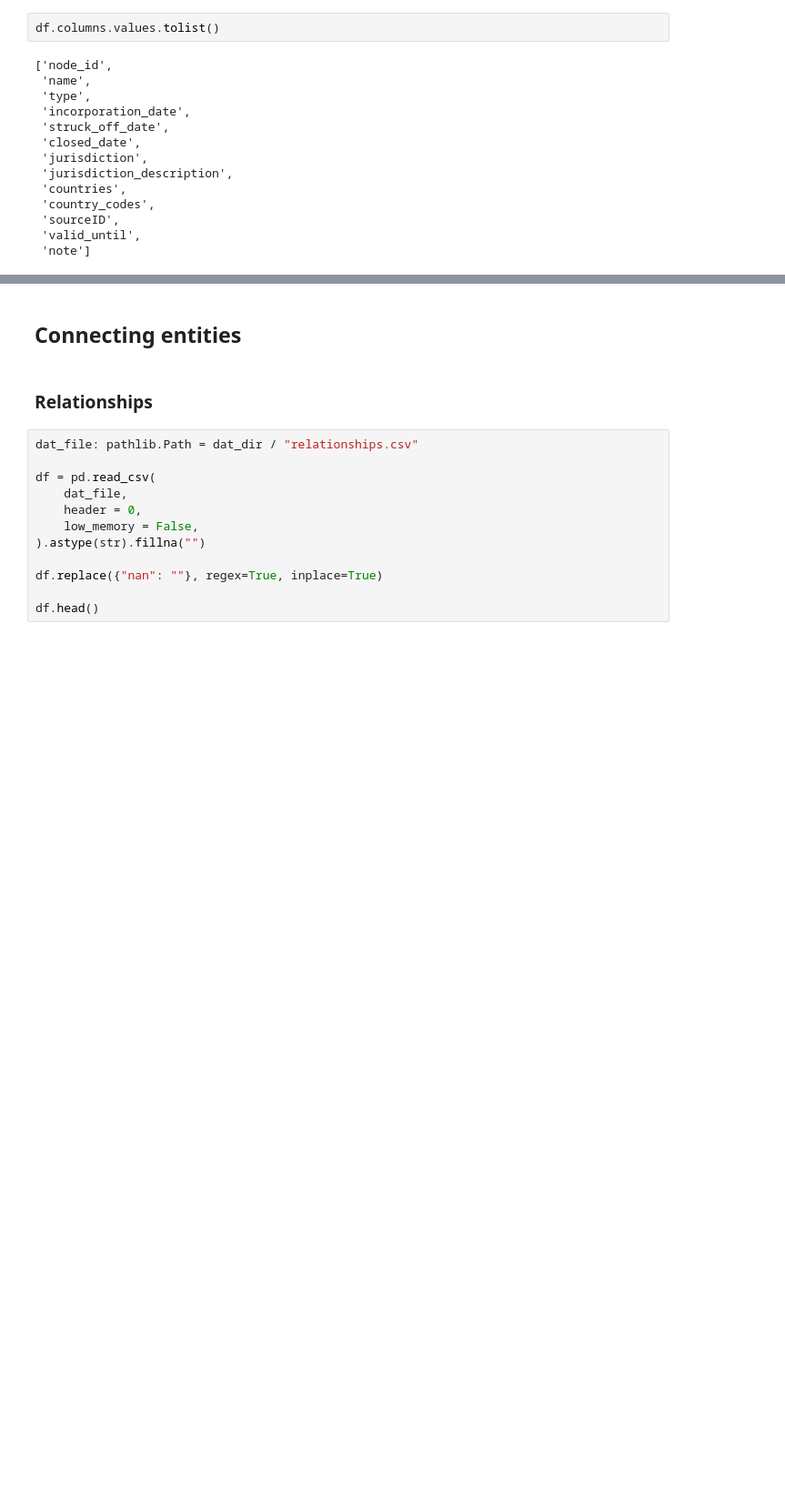
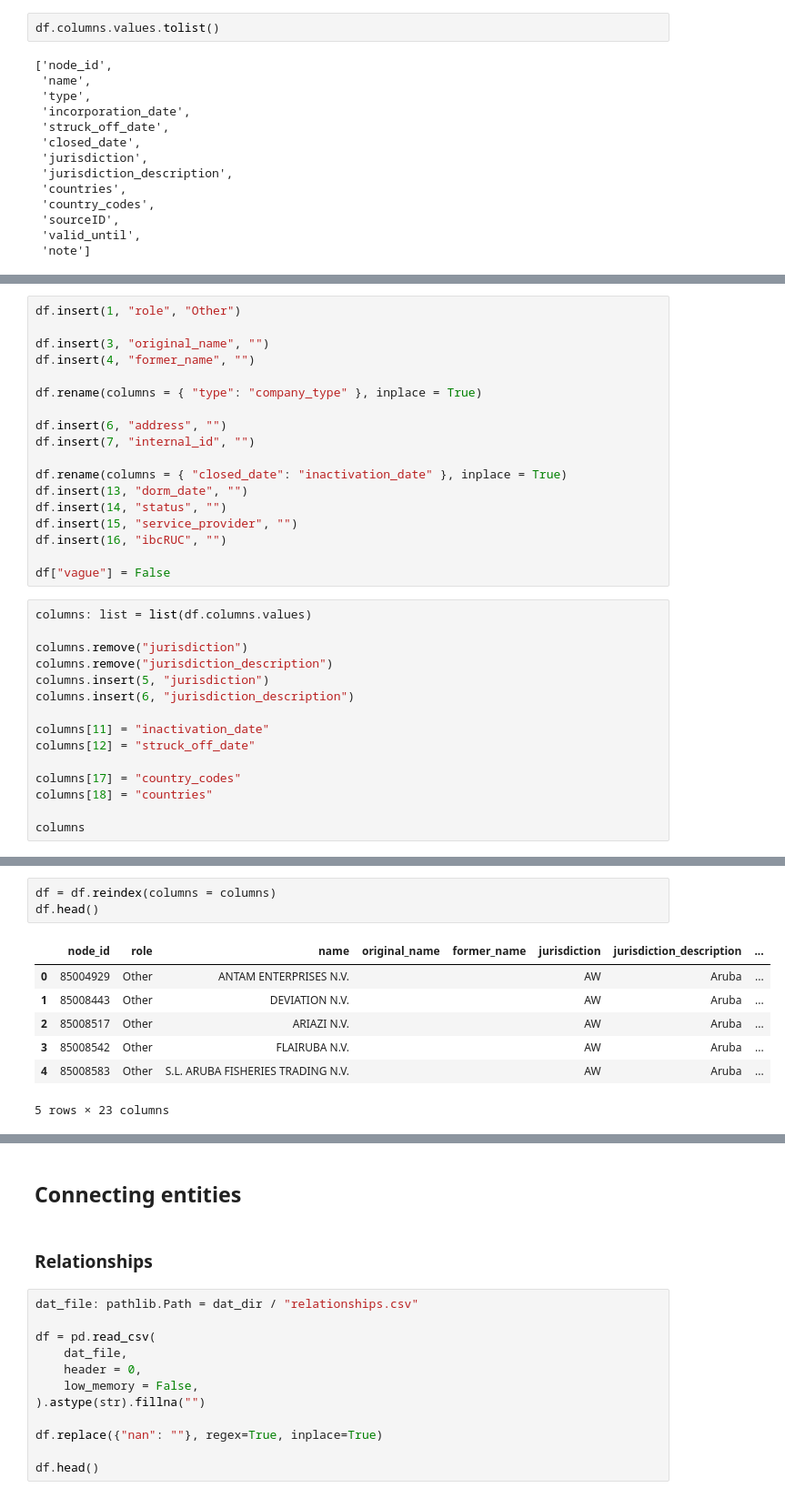
Before and after one commit to louisguitton/ERKG, a Jupyter notebook: icij/data_load.ipynb, the cells around one changed output, grey strips where cells are left out. Shown at 91% size. Saved outputs shown, nothing was run; the diff lists cells and outputs as text; blank space fills up the shorter version.

```diff
--- a/icij/data_load.ipynb
+++ b/icij/data_load.ipynb
@@ -630,0 +699,33 @@ conn.execute("""
+# %%
+df.insert(1, "role", "Other")
+
+df.insert(3, "original_name", "")
+df.insert(4, "former_name", "")
+
+df.rename(columns = { "type": "company_type" }, inplace = True)
+
+df.insert(6, "address", "")
+df.insert(7, "internal_id", "")
+
+df.rename(columns = { "closed_date": "inactivation_date" }, inplace = True)
+df.insert(13, "dorm_date", "")
+df.insert(14, "status", "")
+df.insert(15, "service_provider", "")
+df.insert(16, "ibcRUC", "")
+
+df["vague"] = False
+# %%
+columns: list = list(df.columns.values)
+
+columns.remove("jurisdiction")
+columns.remove("jurisdiction_description")
+columns.insert(5, "jurisdiction")
+columns.insert(6, "jurisdiction_description")
+
+columns[11] = "inactivation_date"
+columns[12] = "struck_off_date"
+
+columns[17] = "country_codes"
+columns[18] = "countries"
+
+columns
@@ -631,2 +750,13 @@ conn.execute("""
+# %%
+df = df.reindex(columns = columns)
+df.head()
+# %% [output]
+|  | node_id | role | name | original_name | former_name | jurisdiction | jurisdiction_description | ... |
+| 0 | 85004929 | Other | ANTAM ENTERPRISES N.V. |  |  | AW | Aruba | ... |
+| 1 | 85008443 | Other | DEVIATION N.V. |  |  | AW | Aruba | ... |
+| 2 | 85008517 | Other | ARIAZI N.V. |  |  | AW | Aruba | ... |
+| 3 | 85008542 | Other | FLAIRUBA N.V. |  |  | AW | Aruba | ... |
+| 4 | 85008583 | Other | S.L. ARUBA FISHERIES TRADING N.V. |  |  | AW | Aruba | ... |
+5 rows × 23 columns
 # %%
 conn.execute(
```
Also changed, not shown: parts of 100 cells of this notebook.
